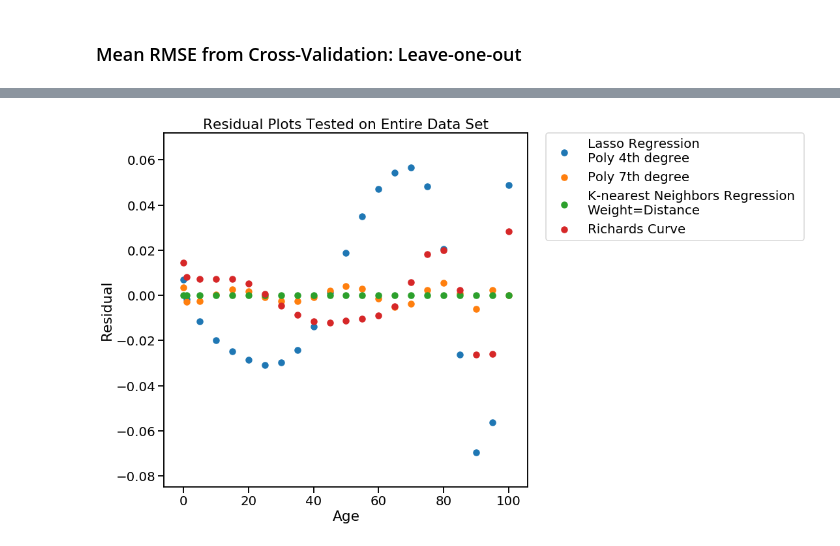
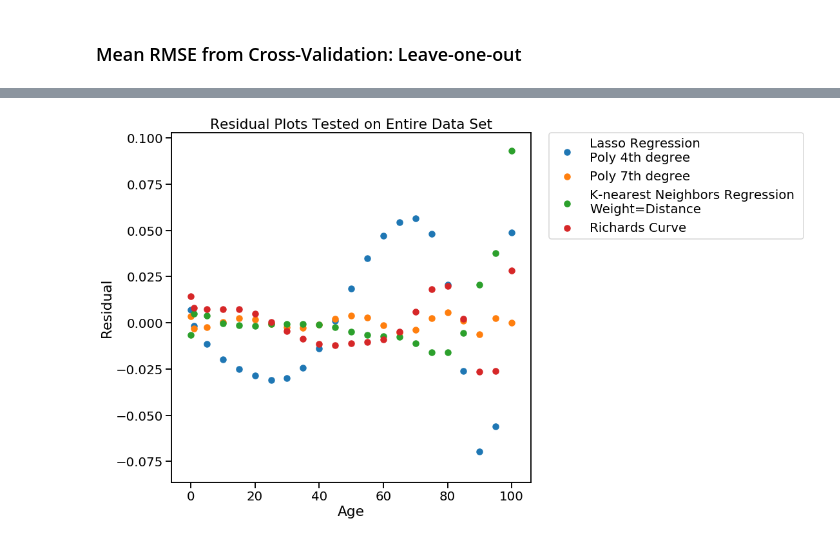
Before and after one commit to adamcwatts/Statistic_and_Data_Science_Examples, a Jupyter notebook: Survivorship_by_age/Survivorship_Workup.ipynb, the cells around one changed output, grey strips where cells are left out. Cells and saved outputs as stored; diff of their text form; code cells hidden in the pictures.

Commit message:
Updated K-nearest Neighbors residuals

```diff
--- a/Survivorship_by_age/Survivorship_Workup.ipynb
+++ b/Survivorship_by_age/Survivorship_Workup.ipynb
@@ -269,3 +275,9 @@ Mean RMSE: -0.0005196849131616158
+# %%
+residuals_k_neigh = []
+for train_index, test_index in cross_LOO.split(X):
+    neigh_inst.fit(X[train_index], Y.values[train_index])
+    residual = neigh_inst.predict(X[test_index]) - Y.values[test_index]
+    residuals_k_neigh.append(residual[0])
 # %% [markdown]
 ### Invert  Data to make logistic type data
 # %%
@@ -361,13 +377,13 @@ RMSE_MODEL
 # %%
 fig, axe = plt.subplots(figsize=(10,10))
 plt.scatter(X.ravel(), Y-Y_Lasso, label='Lasso Regression \nPoly 4th degree')
 plt.scatter(X.ravel(), Y-Y_POLY, label='Poly 7th degree')
-plt.scatter(X.ravel(), Y-Y_K_Neigh_dist, label = 'K-nearest Neighbors Regression \nWeight=Distance')
+plt.scatter(X.ravel(), residuals_k_neigh, label = 'K-nearest Neighbors Regression \nWeight=Distance')
 plt.scatter(X.ravel(), Y-(1-Y_Richard), label = 'Richards Curve')
 
 plt.xlabel('Age')
 plt.ylabel('Residual')
 plt.title("Residual Plots Tested on Entire Data Set")
 plt.legend(bbox_to_anchor=(1.05, 1), loc='upper left', borderaxespad=0.);
 # %% [output]
-[figure, old version]
+[figure, new version]
```
Also changed, not shown: parts of 7 cells of this notebook.
